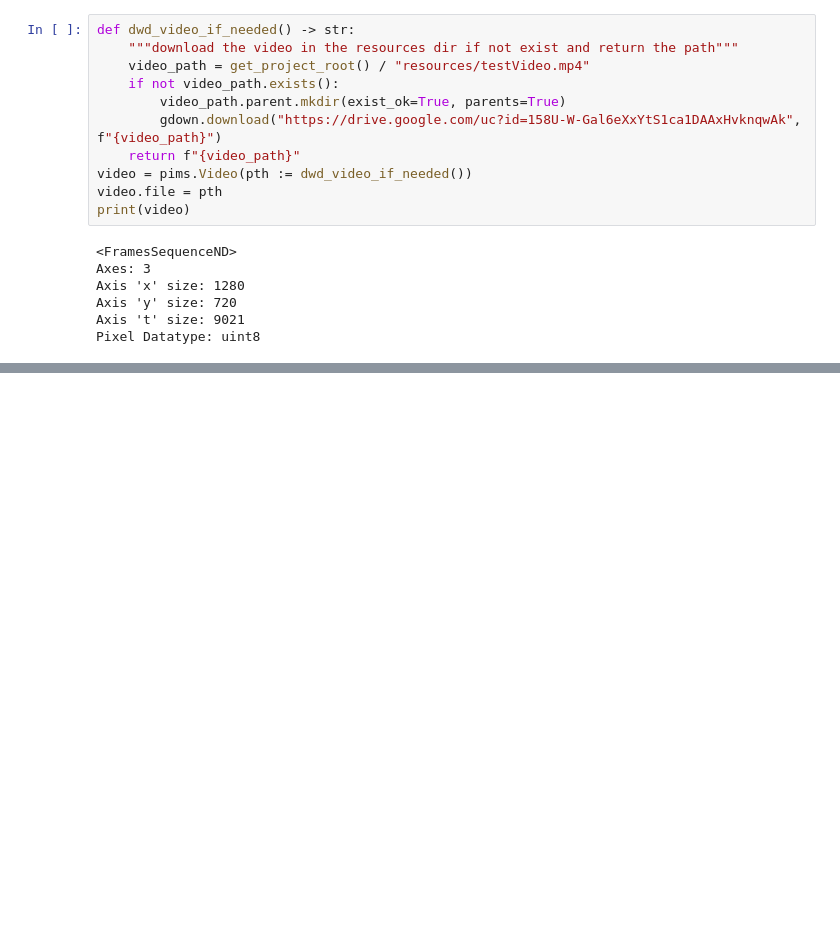
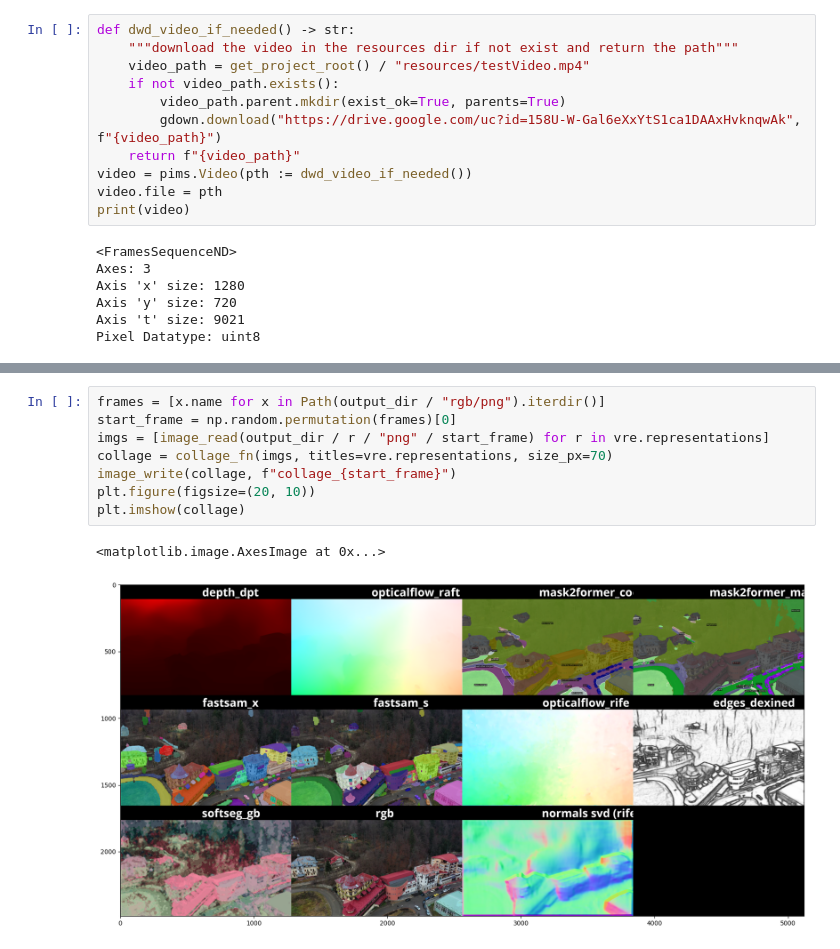
Before and after one commit to Meehai/video-representations-extractor, a Jupyter notebook: examples/notebooks/dev_vre.ipynb, the cells around one changed output, grey strips where cells are left out. Cells and saved outputs as stored; diff of their text form; blank space fills up the shorter version.

```diff
--- a/examples/notebooks/dev_vre.ipynb
+++ b/examples/notebooks/dev_vre.ipynb
@@ -120,0 +114,11 @@ plt.imshow(collage)
+# %%
+frames = [x.name for x in Path(output_dir / "rgb/png").iterdir()]
+start_frame = np.random.permutation(frames)[0]
+imgs = [image_read(output_dir / r / "png" / start_frame) for r in vre.representations]
+collage = collage_fn(imgs, titles=vre.representations, size_px=70)
+image_write(collage, f"collage_{start_frame}")
+plt.figure(figsize=(20, 10))
+plt.imshow(collage)
+# %% [output]
+<matplotlib.image.AxesImage at 0x...>
+[figure, added]
```
Also changed, not shown: parts of 4 cells of this notebook, 2 other files.
